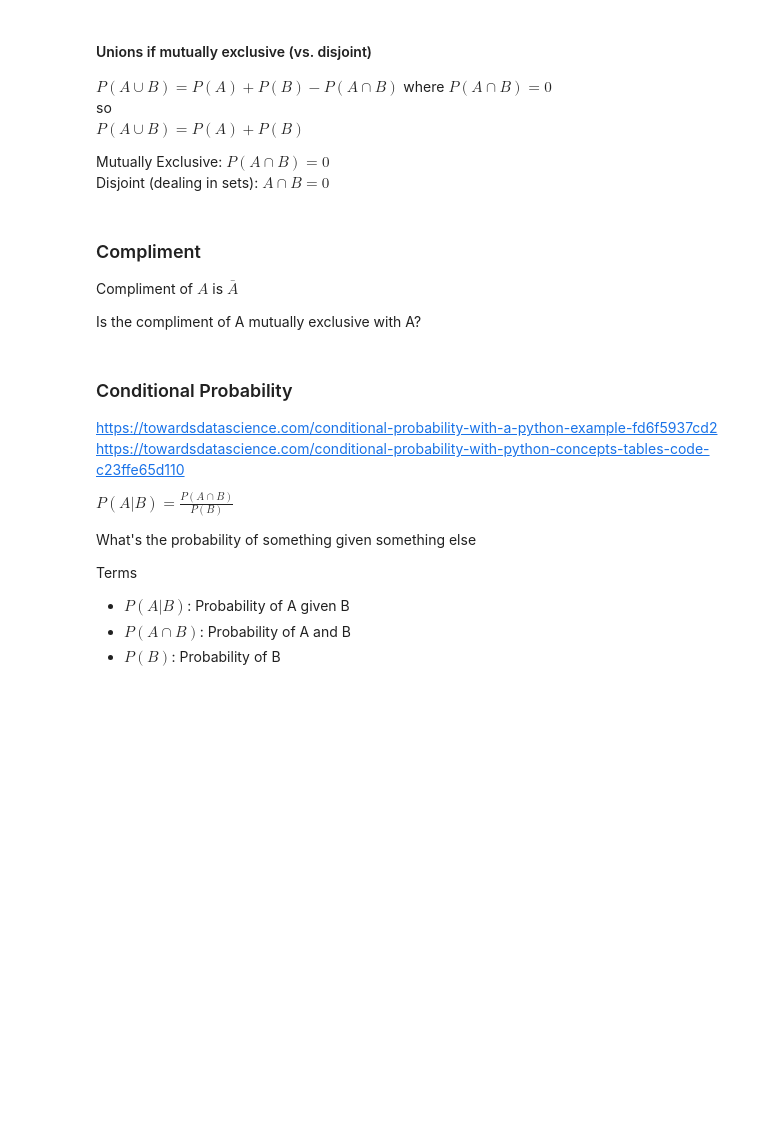
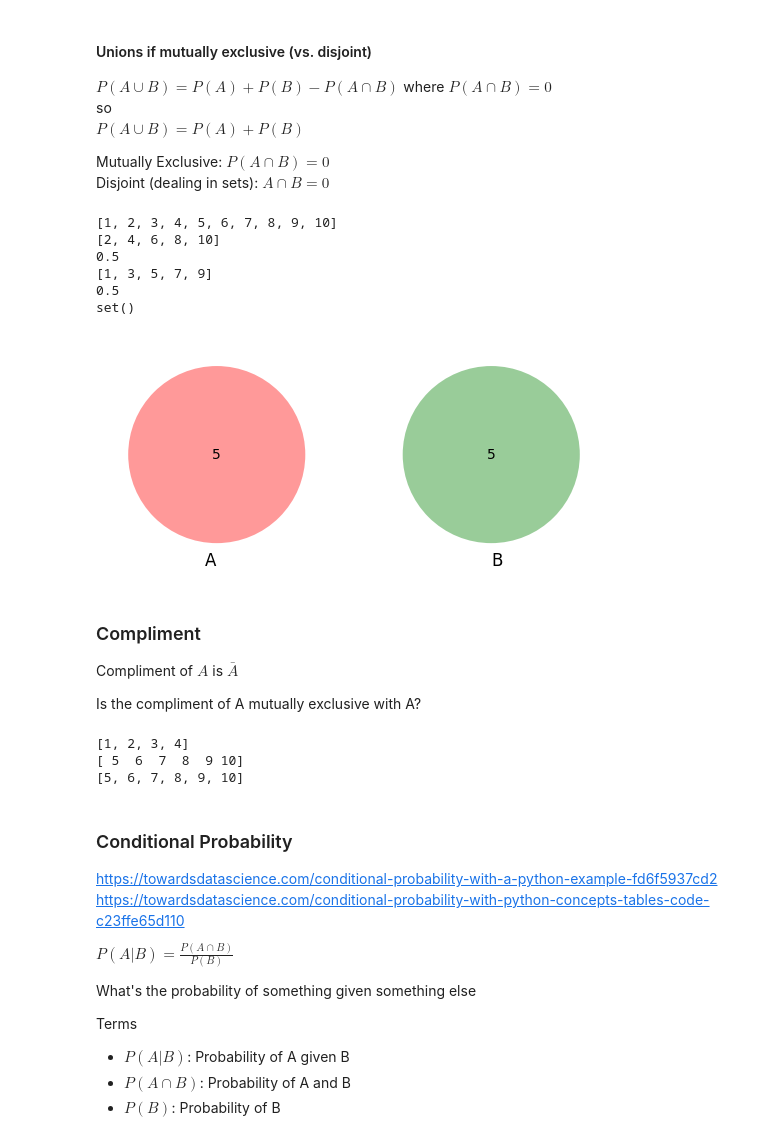
Before and after one commit to BeautyKabore/UNT-DTSC-4050, a Jupyter notebook: Week_04_Probability/Week_04_Probability.ipynb, the cells around one changed output. Cells and saved outputs as stored; diff of their text form; code cells hidden in the pictures; blank space fills up the shorter version.

```diff
--- a/Week_04_Probability/Week_04_Probability.ipynb
+++ b/Week_04_Probability/Week_04_Probability.ipynb
@@ -543,23 +631,31 @@ $P(A \cup B) = P(A) + P(B)$
 Mutually Exclusive: $P(A \cap B) = 0$<br />
 Disjoint (dealing in sets): $A \cap B = 0$
 # %%
-# # is drawing an even number or odd number mutually exclusive?
-# print(event_space)
-# N = len(event_space)
-# c = filter(lambda x: x % 2 == 0, event_space)
-# c = list(c)
-# print(c)
-# pc = len(list(c))/N
-# print(pc)
-# d = filter(lambda x: x % 2 == 1, event_space)
-# d = list(d)
-# print(d)
-# pd = len(list(d))/N
-# print(pd)
-# print(set(c).intersection(set(d)))
+# is drawing an even number or odd number mutually exclusive?
+print(event_space)
+N = len(event_space)
+c = filter(lambda x: x % 2 == 0, event_space)
+c = list(c)
+print(c)
+pc = len(list(c))/N
+print(pc)
+d = filter(lambda x: x % 2 == 1, event_space)
+d = list(d)
+print(d)
+pd = len(list(d))/N
+print(pd)
+print(set(c).intersection(set(d)))
 
-# # venn2([set(c), set(d)])
-# # plt.show()
+venn2([set(c), set(d)])
+plt.show()
+# %% [output]
+[1, 2, 3, 4, 5, 6, 7, 8, 9, 10]
+[2, 4, 6, 8, 10]
+0.5
+[1, 3, 5, 7, 9]
+0.5
+set()
+[figure, added]
 # %% [markdown]
 ### Compliment
 
@@ -567,16 +663,20 @@ Compliment of $A$ is $\bar{A}$
 
 Is the compliment of A mutually exclusive with A?
 # %%
-# event_space = [1, 2, 3, 4, 5, 6, 7, 8, 9, 10]
-# N = len(event_space)
-# a = filter(lambda x: x < 5, event_space)
-# a = list(a)
-# print(a)
+event_space = [1, 2, 3, 4, 5, 6, 7, 8, 9, 10]
+N = len(event_space)
+a = filter(lambda x: x < 5, event_space)
+a = list(a)
+print(a)
 
-# a_compliment = np.setdiff1d(event_space, a)
-# print(a_compliment)
+a_compliment = np.setdiff1d(event_space, a)
+print(a_compliment)
 
-# print([value for value in event_space if value not in a])
+print([value for value in event_space if value not in a])
+# %% [output]
+[1, 2, 3, 4]
+[ 5  6  7  8  9 10]
+[5, 6, 7, 8, 9, 10]
 # %% [markdown]
 ### Conditional Probability
 
```
Also changed, not shown: parts of 17 cells of this notebook.
